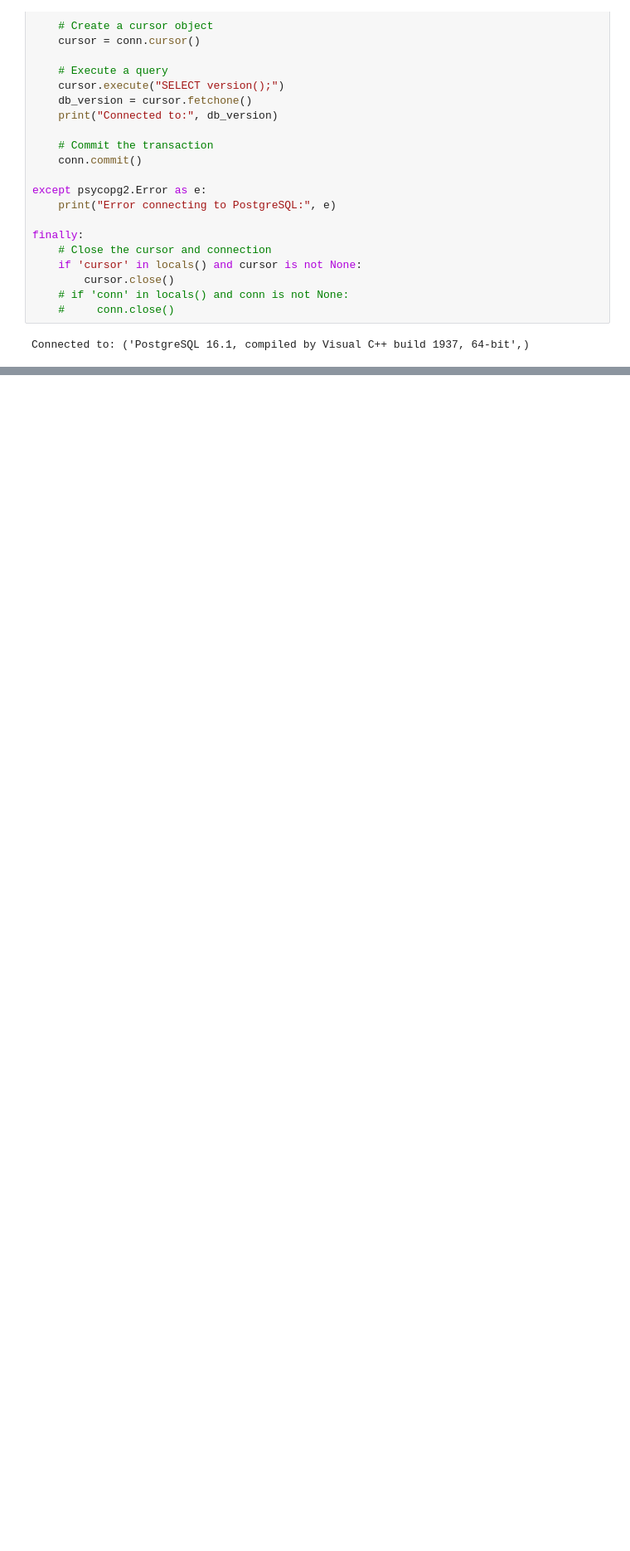
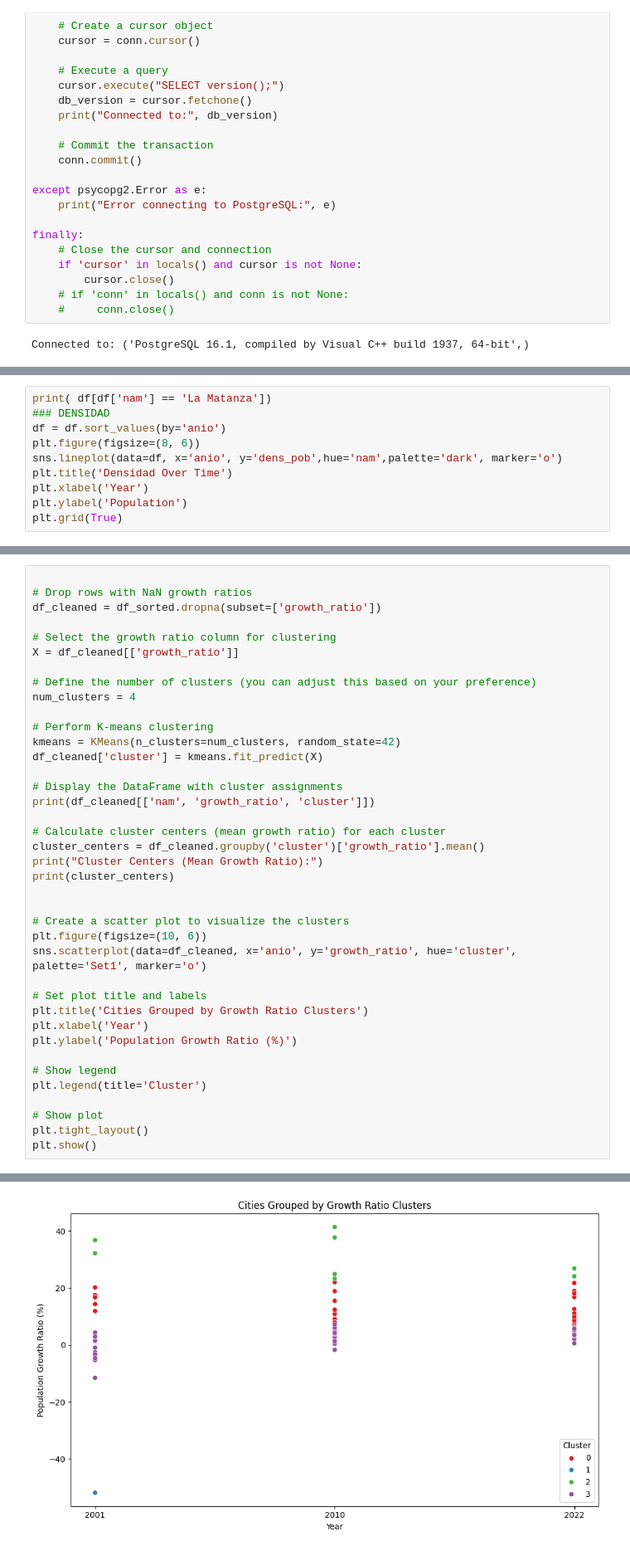
Before and after one commit to fmeseri/ITBA_TFI, a Jupyter notebook: code/python/notebooks/EDA_censos.ipynb, the cells around one changed output, grey strips where cells are left out. Shown at 83% size. Saved outputs shown, nothing was run; the diff lists cells and outputs as text; blank space fills up the shorter version.

```diff
--- a/code/python/notebooks/EDA_censos.ipynb
+++ b/code/python/notebooks/EDA_censos.ipynb
@@ -68,0 +316,10 @@ NameError: name 'df' is not defined
+# %%
+print( df[df['nam'] == 'La Matanza'])
+### DENSIDAD
+df = df.sort_values(by='anio')
+plt.figure(figsize=(8, 6))
+sns.lineplot(data=df, x='anio', y='dens_pob',hue='nam',palette='dark', marker='o')
+plt.title('Densidad Over Time')
+plt.xlabel('Year')
+plt.ylabel('Population')
+plt.grid(True)
@@ -68,0 +354,40 @@ NameError: name 'df' is not defined
+# %%
+
+# Drop rows with NaN growth ratios
+df_cleaned = df_sorted.dropna(subset=['growth_ratio'])
+
+# Select the growth ratio column for clustering
+X = df_cleaned[['growth_ratio']]
+
+# Define the number of clusters (you can adjust this based on your preference)
+num_clusters = 4
+
+# Perform K-means clustering
+kmeans = KMeans(n_clusters=num_clusters, random_state=42)
+df_cleaned['cluster'] = kmeans.fit_predict(X)
+
+# Display the DataFrame with cluster assignments
+print(df_cleaned[['nam', 'growth_ratio', 'cluster']])
+
+# Calculate cluster centers (mean growth ratio) for each cluster
+cluster_centers = df_cleaned.groupby('cluster')['growth_ratio'].mean()
+print("Cluster Centers (Mean Growth Ratio):")
+print(cluster_centers)
+
+
+# Create a scatter plot to visualize the clusters
+plt.figure(figsize=(10, 6))
+sns.scatterplot(data=df_cleaned, x='anio', y='growth_ratio', hue='cluster', palette='Set1', marker='o')
+
+# Set plot title and labels
+plt.title('Cities Grouped by Growth Ratio Clusters')
+plt.xlabel('Year')
+plt.ylabel('Population Growth Ratio (%)')
+
+# Show legend
+plt.legend(title='Cluster')
+
+# Show plot
+plt.tight_layout()
+plt.show()
+# %% [output]
@@ -68,0 +416 @@ NameError: name 'df' is not defined
+[figure, added]
```
Also changed, not shown: parts of 23 cells of this notebook, 11 other files.
